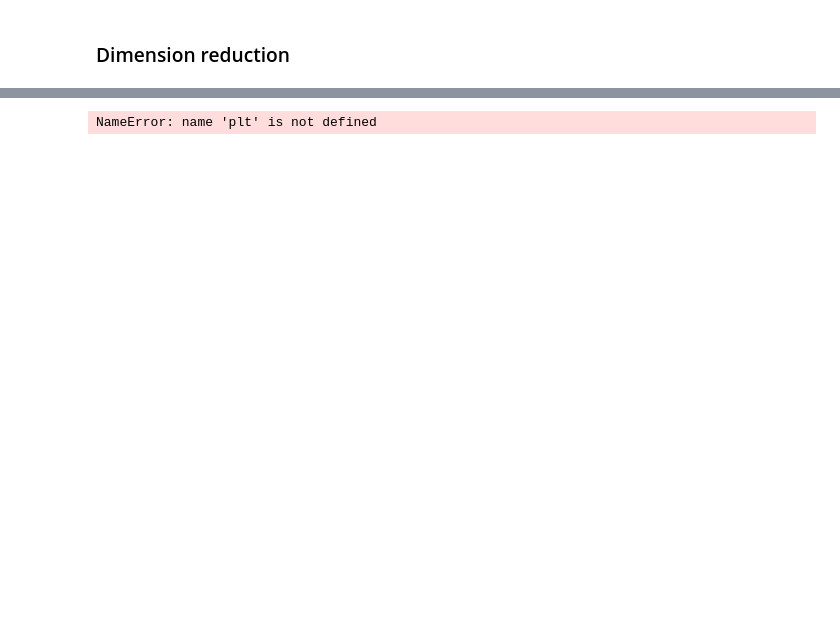
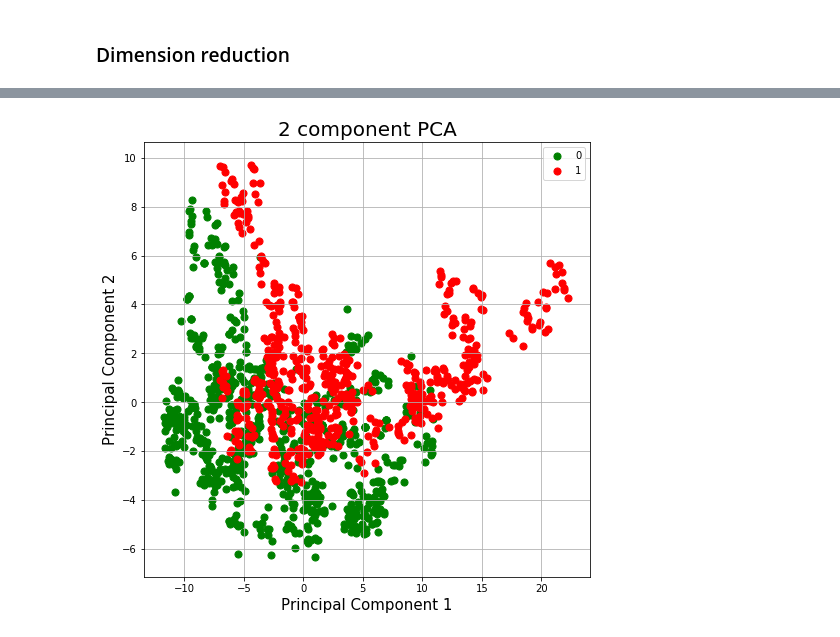
Before and after one commit to McKingly/ED-Data-Mining, a Jupyter notebook: Testing.ipynb, the cells around one changed output, grey strips where cells are left out. Cells and saved outputs as stored; diff of their text form; code cells hidden in the pictures; blank space fills up the shorter version.

```diff
--- a/Testing.ipynb
+++ b/Testing.ipynb
@@ -129,18 +177,19 @@ finalDf
 # %%
+
 fig = plt.figure(figsize = (8,8))
-ax = fig.add_subplot(1,1)
+ax = fig.add_subplot(1,1,1)
 ax.set_xlabel('Principal Component 1', fontsize = 15)
 ax.set_ylabel('Principal Component 2', fontsize = 15)
 ax.set_title('2 component PCA', fontsize = 20)
 targets = ['0', '1']
-colors = ['r', 'g']
+colors = ['g', 'r']
 for target, color in zip(targets,colors):
-    indicesToKeep = finalDf['class'] == target
+    indicesToKeep = finalDf['class'] == int(target)
     ax.scatter(finalDf.loc[indicesToKeep, 'principal component 1']
                , finalDf.loc[indicesToKeep, 'principal component 2']
                , c = color
                , s = 50)
 ax.legend(targets)
 ax.grid()
 # %% [output]
-NameError: name 'plt' is not defined
+[figure, added]
```
Also changed, not shown: parts of 9 cells of this notebook.
